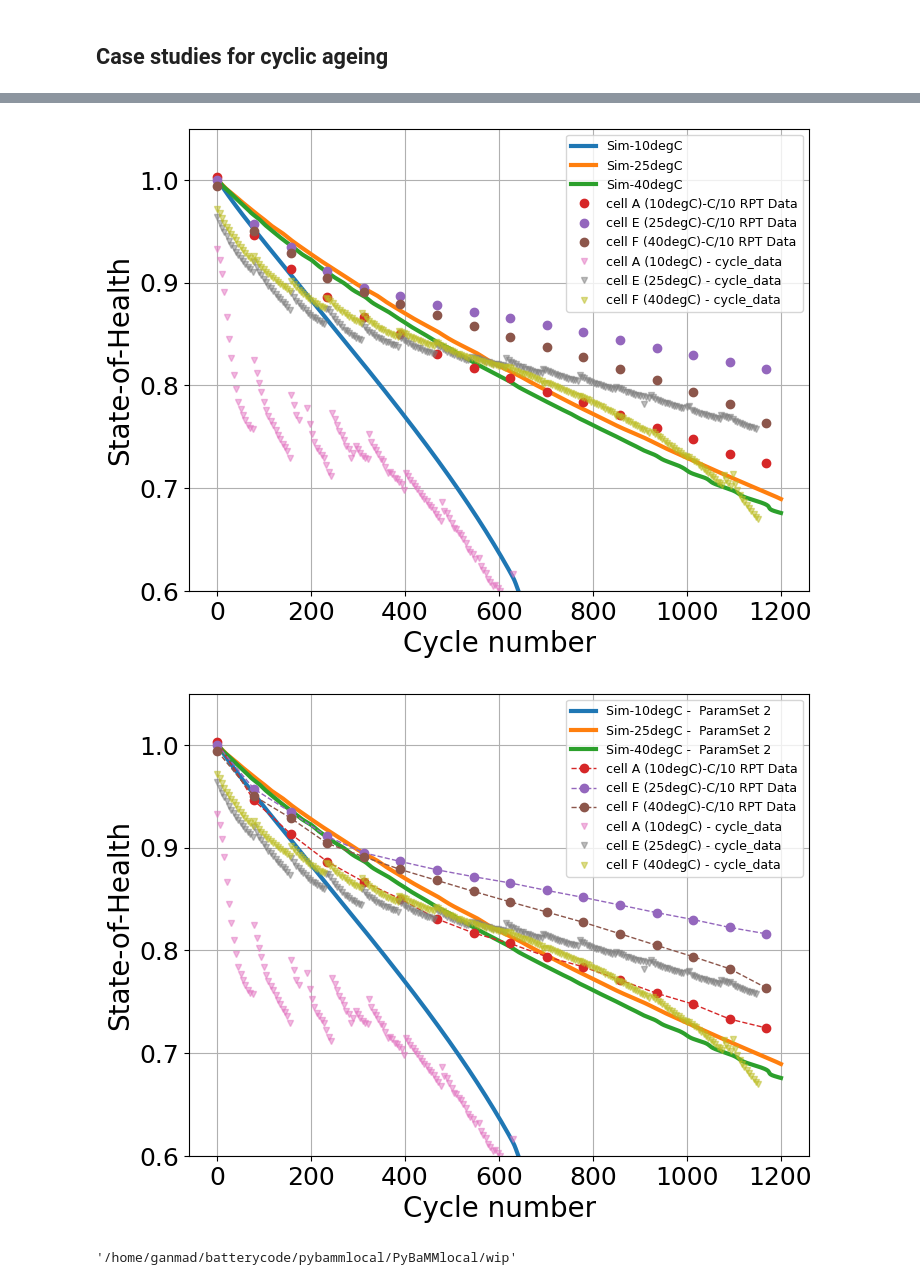
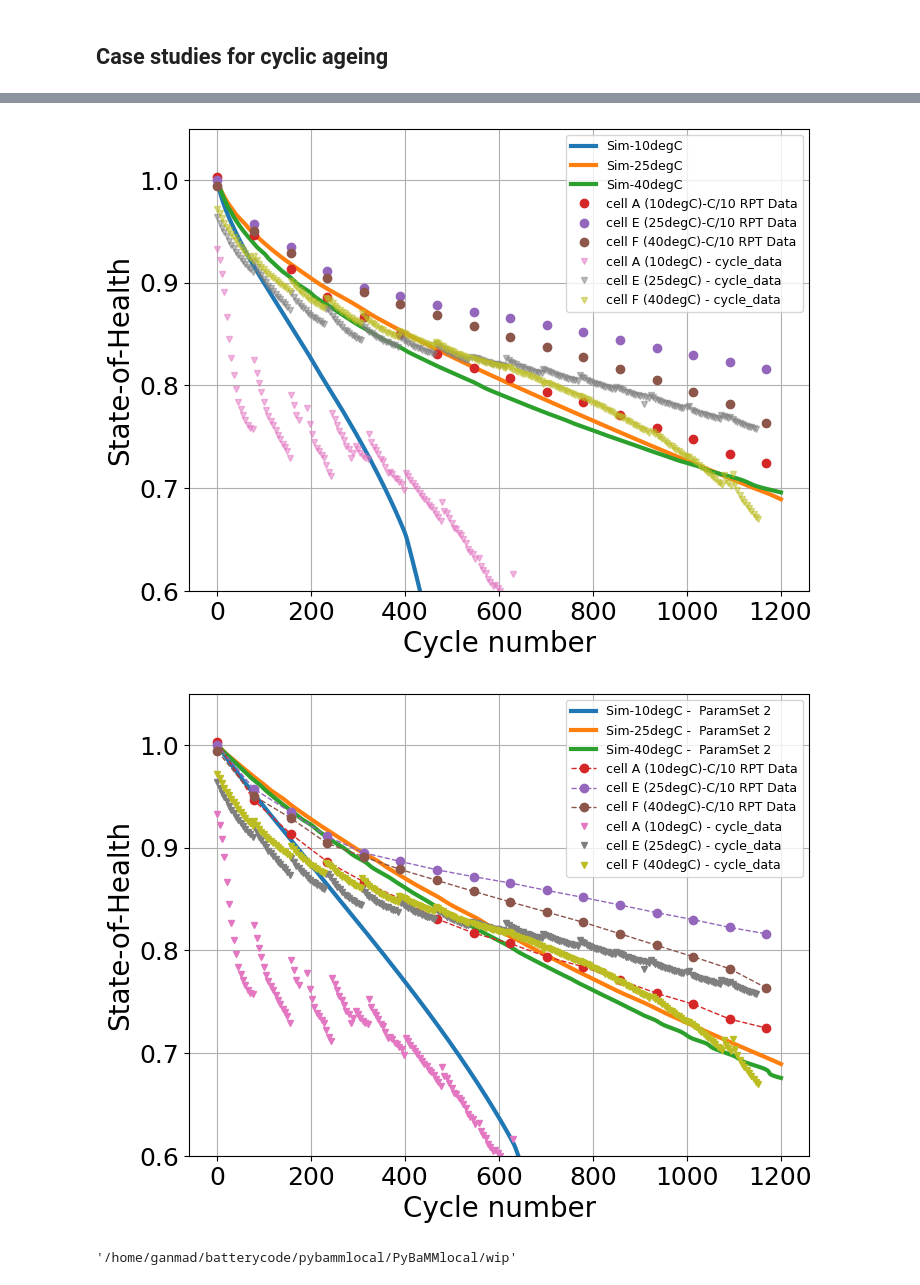
Before and after one commit to ganmadche/PyBaMMlocal, a Jupyter notebook: wip/rev1_paperKneedfn2026_cyclewithRpT_htc100_dataComp.ipynb, the cells around one changed output, grey strips where cells are left out. Saved outputs shown, nothing was run; the diff lists cells and outputs as text; code cells hidden in the pictures.

Commit message:
updated and reparameterised partial reverse plating

```diff
--- a/wip/rev1_paperKneedfn2026_cyclewithRpT_htc100_dataComp.ipynb
+++ b/wip/rev1_paperKneedfn2026_cyclewithRpT_htc100_dataComp.ipynb
@@ -9,11 +9,8 @@ from pybamm import Scalar
 
 current_directory = os.getcwd()
 
-parameter_values = pybamm.ParameterValues("OKane2022") # "lithium plating": "partially reversible",
-options = {"thermal": "lumped","lithium plating": "irreversible","SEI":"ec reaction limited", "SEI film resistance":"average", "SEI porosity change": "true","loss of active material": "stress-driven","particle mechanics":"swelling only"} #"lithium plating": "irreversible",
-
-
-# pybamm.set_logging_level("DEBUG")
+parameter_values = pybamm.ParameterValues("OKane2022")
+options = {"thermal": "lumped","lithium plating": "partially reversible","SEI":"ec reaction limited", "SEI film resistance":"average", "SEI porosity change": "true","loss of active material": "stress-driven","particle mechanics":"swelling only"} #"lithium plating": "irreversible",
 # %%
 model = pybamm.lithium_ion.SPM(options=options) #DFN or SPM
 # %%
@@ -33,15 +30,15 @@ def ec_diffusivity(T_amb):
     return D_sj * arrhenius
 parameter_values.update({"EC diffusivity [m2.s-1]": ec_diffusivity})
 #sei parameters update
-parameter_values.update({"SEI kinetic rate constant [m.s-1]": 0.8*1e-12*0.002*0.5})
+parameter_values.update({"SEI kinetic rate constant [m.s-1]": 5*1e-12*0.002*0.5})
 parameter_values.update({"SEI growth activation energy [J.mol-1]": 42000.0,
                          "SEI partial molar volume [m3.mol-1]": 9.585e-05*0.4,
                          "SEI resistivity [Ohm.m]": 200000.0
                          })
 # LAM parameters update
 
-parameter_values.update({"Positive electrode LAM constant proportional term [s-1]": 2*0.25*0.5*1.5*0.1/3600,
-                         "Negative electrode LAM constant proportional term [s-1]": 2*0.13*0.5*1.5*0.1/3600,
+parameter_values.update({"Positive electrode LAM constant proportional term [s-1]": 3*0.25*0.5*1.5*0.1/3600,
+                         "Negative electrode LAM constant proportional term [s-1]": 3*0.13*0.5*1.5*0.1/3600,
 
                          "Positive electrode LAM constant exponential term": 2.3,
                          "Negative electrode LAM constant exponential term": 2.3,
@@ -55,7 +52,8 @@ parameter_values.update({"Positive electrode LAM constant proportional term [s-1
 
 #Plating paremeters update
 parameter_values.update({
-                        "Lithium plating kinetic rate constant [m.s-1]": 5*1e-09*0.001,
+                        "Lithium plating kinetic rate constant [m.s-1]": 100*5*1e-09*0.001,
                         "Lithium plating transfer coefficient": 0.65,
+                        "Dead lithium decay constant [s-1]": 7e-05,
 
                         })
@@ -330,38 +192,38 @@ for m in range(3):#,29,31,33,35,37,39,43,45,47,49,51,53,59,65,67,69,71,77,81]: #
     # dod_case = df3["DoD"][n]*0.01
     # soc_case = df3["SoC"][n]*0.01
     # crate = df3["C_rate"][n]
-    df4 = pd.read_csv(f"{current_directory}/rev1LinkingPaper2026/compareData/Case{simcase}_{tempC_case}degC_sim_dataCompare.csv")
+    df4 = pd.read_csv(f"{current_directory}/rev1LinkingPaper2026/compareData/Case{simcase}_{tempC_case}degC_sim_dataCompare_DFN.csv")
     plt.plot(df4["Cycle number"], df4["Capacity Retention"], linewidth=3, label =f"Sim-{tempC_case}degC") #_{crate}C_{int(soc_case*100)}SoC_{int(dod_case*100)}DoD")
 
 
 for m in ["A (10degC)", "E (25degC)", "F (40degC)"]:
     df5 = pd.read_csv(f"{current_directory}/Niall_LGM50data/Expt 5 - Standard Cycle Aging (Control)/Summary Data//Performance Summary/Expt 5 - cell {m} - Processed Data.csv")
     plt.plot(df5['Ageing Cycles'], df5['C/10 Capacity [mA h]']/1000/4.865, linestyle="None", marker='o',  linewidth=1, label =f"cell {m}-C/10 RPT Data") #_{crate}C_{int(soc_case*100)}SoC_{int(dod_case*100)}DoD")
 
 for m in ["A", "E", "F"]:
     if m == "A":
         n = "(10degC)"
     if m == "E":
         n = "(25degC)"
     if m == "F":
         n = "(40degC)"
 
     df4 = pd.read_csv(f"{current_directory}/Niall_LGM50data/Expt 5 - Standard Cycle Aging (Control)/Summary Data/Ageing Sets Summary/Summary per Cycle/expt 5 - cell {m} - cycle_data.csv")
     plt.plot(df4["Cycle"], df4['Discharge Capacity [A h]']/4.865, linestyle="None", marker='v',alpha=0.5, markevery=5,markersize=4, linewidth=0.5, label =f"cell {m} {n} - cycle_data") #_{crate}C_{int(soc_case*100)}SoC_{int(dod_case*100)}DoD")
 
 
 plt.xlabel('Cycle number',fontsize=20)
 plt.ylabel('State-of-Health',fontsize=20)
 #plt.title('SoH',fontsize=20)
 plt.ylim([0.6, 1.05])
 #plt.xlim([-50, 1000])
 plt.legend(fontsize=9)
 plt.xticks(fontsize=18)
 plt.yticks(fontsize=18)
 plt.grid(True)
 plt.show()
 # %% [output]
-[figure, old version]
+[figure, new version]
 # %%
 df3 = pd.read_csv(f"{current_directory}/rev1LinkingPaper2026/compareData/Cases_expdata.csv")
 cycles_per_day =1
@@ -375,8 +237,8 @@ for m in range(3):#,29,31,33,35,37,39,43,45,47,49,51,53,59,65,67,69,71,77,81]: #
     # dod_case = df3["DoD"][n]*0.01
     # soc_case = df3["SoC"][n]*0.01
     # crate = df3["C_rate"][n]
-    df4 = pd.read_csv(f"{current_directory}/rev1LinkingPaper2026/compareData/Case{simcase}_{tempC_case}degC_sim_dataCompare.csv")
-    plt.plot(df4["Cycle number"], df4["Capacity Retention"], linewidth=3, label =f"Sim-{tempC_case}degC -  ParamSet 2") #_{crate}C_{int(soc_case*100)}SoC_{int(dod_case*100)}DoD")
+    df4 = pd.read_csv(f"{current_directory}/rev1LinkingPaper2026/compareData/Case{simcase}_{tempC_case}degC_sim_dataCompare_DFN.csv")
+    plt.plot(df4["Cycle number"], df4["Capacity Retention"], linewidth=3, label =f"Sim-{tempC_case}degC") #_{crate}C_{int(soc_case*100)}SoC_{int(dod_case*100)}DoD")
 
 
 for m in ["A (10degC)", "E (25degC)", "F (40degC)"]:
@@ -392,7 +254,7 @@ for m in ["A", "E", "F"]:
         n = "(40degC)"
 
     df4 = pd.read_csv(f"{current_directory}/Niall_LGM50data/Expt 5 - Standard Cycle Aging (Control)/Summary Data/Ageing Sets Summary/Summary per Cycle/expt 5 - cell {m} - cycle_data.csv")
-    plt.plot(df4["Cycle"], df4['Discharge Capacity [A h]']/4.865, linestyle="None", marker='v',alpha=0.5, markevery=5,markersize=4, linewidth=0.5, label =f"cell {m} {n} - cycle_data") #_{crate}C_{int(soc_case*100)}SoC_{int(dod_case*100)}DoD")
+    plt.plot(df4["Cycle"], df4['Discharge Capacity [A h]']/4.865, linestyle="None", marker='v',alpha=1, markevery=5,markersize=4, linewidth=0.5, label =f"cell {m} {n} - cycle_data") #_{crate}C_{int(soc_case*100)}SoC_{int(dod_case*100)}DoD")
 
 
 plt.xlabel('Cycle number',fontsize=20)
@@ -406,7 +268,7 @@ plt.yticks(fontsize=18)
 plt.grid(True)
 plt.show()
 # %% [output]
-[figure, old version]
+[figure, new version]
 # %%
 current_directory
 # %% [output]
```
Also changed, not shown: parts of 12 cells of this notebook.
